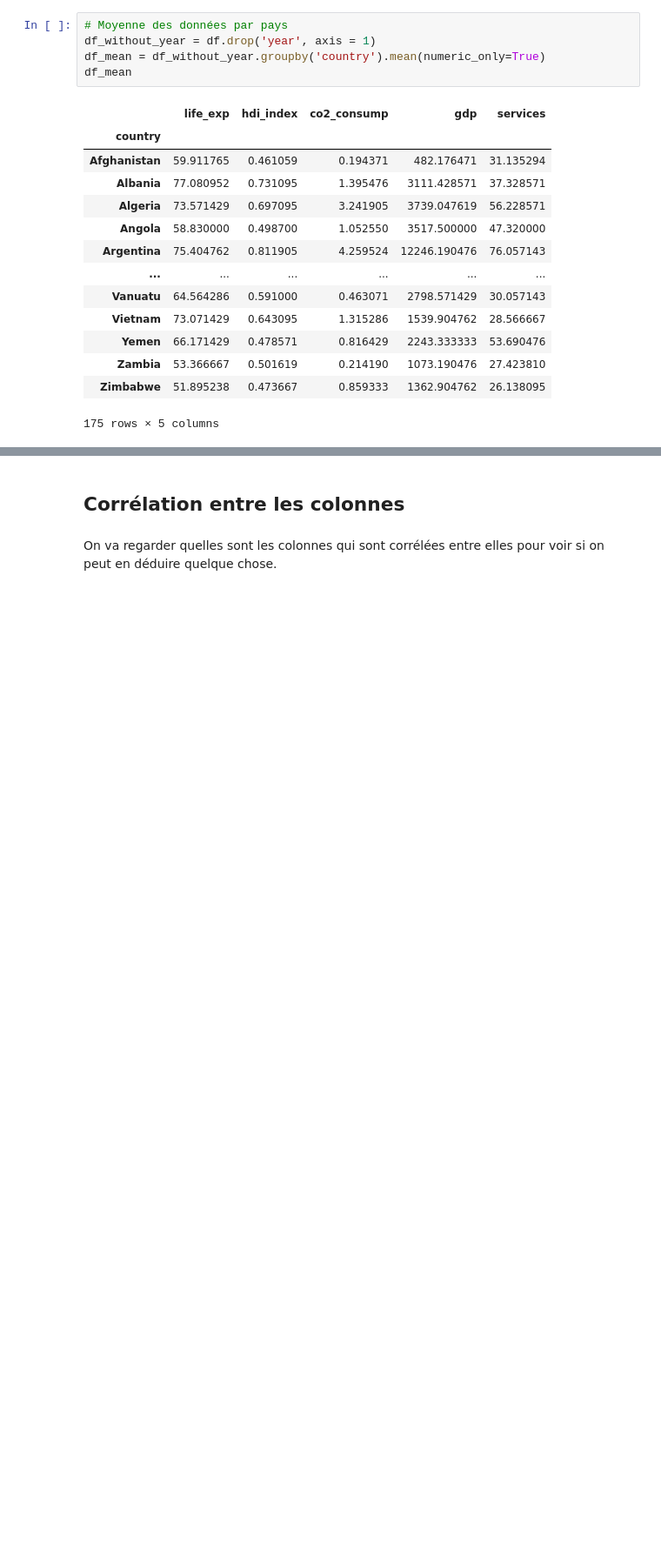
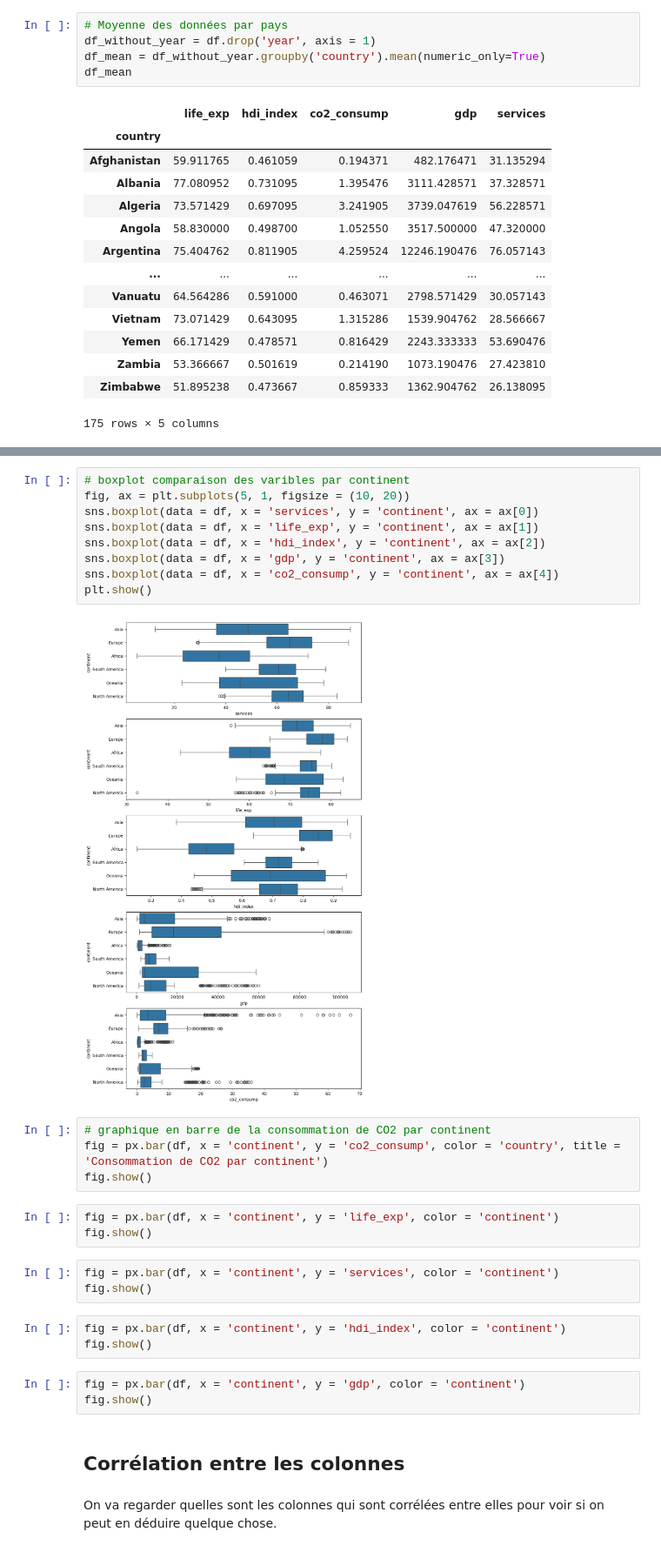
Before and after one commit to Runhilia/DataMining, a Jupyter notebook: gapminder.ipynb, the cells around one changed output, grey strips where cells are left out. Shown at 87% size. Saved outputs shown, nothing was run; the diff lists cells and outputs as text; blank space fills up the shorter version.

```diff
--- a/gapminder.ipynb
+++ b/gapminder.ipynb
@@ -147,3 +197,30 @@ df_mean
+# %%
+# boxplot comparaison des varibles par continent
+fig, ax = plt.subplots(5, 1, figsize = (10, 20))
+sns.boxplot(data = df, x = 'services', y = 'continent', ax = ax[0])
+sns.boxplot(data = df, x = 'life_exp', y = 'continent', ax = ax[1])
+sns.boxplot(data = df, x = 'hdi_index', y = 'continent', ax = ax[2])
+sns.boxplot(data = df, x = 'gdp', y = 'continent', ax = ax[3])
+sns.boxplot(data = df, x = 'co2_consump', y = 'continent', ax = ax[4])
+plt.show()
+# %% [output]
+[figure, added]
+# %%
+# graphique en barre de la consommation de CO2 par continent
+fig = px.bar(df, x = 'continent', y = 'co2_consump', color = 'country', title = 'Consommation de CO2 par continent')
+fig.show()
+# %%
+fig = px.bar(df, x = 'continent', y = 'life_exp', color = 'continent')
+fig.show()
+# %%
+fig = px.bar(df, x = 'continent', y = 'services', color = 'continent')
+fig.show()
+# %%
+fig = px.bar(df, x = 'continent', y = 'hdi_index', color = 'continent')
+fig.show()
+# %%
+fig = px.bar(df, x = 'continent', y = 'gdp', color = 'continent')
+fig.show()
 # %% [markdown]
 ## Corrélation entre les colonnes
 # %% [markdown]
```
Also changed, not shown: parts of 3 cells of this notebook.
